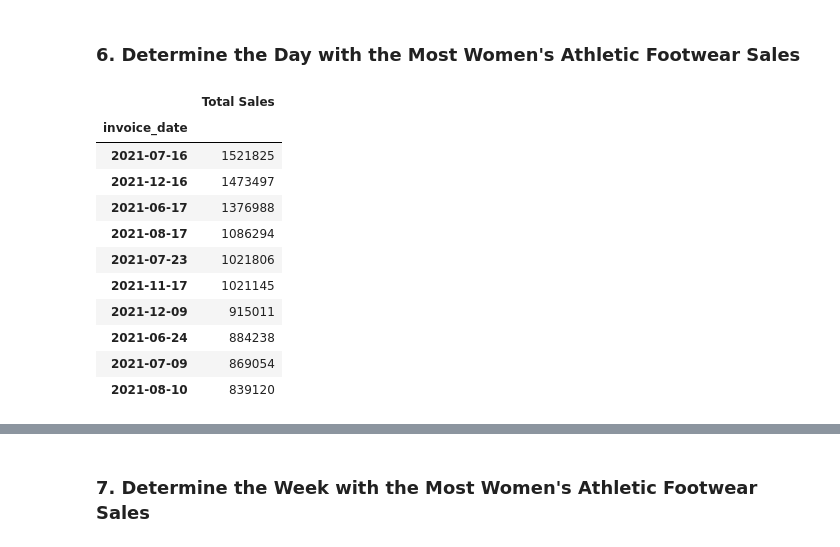
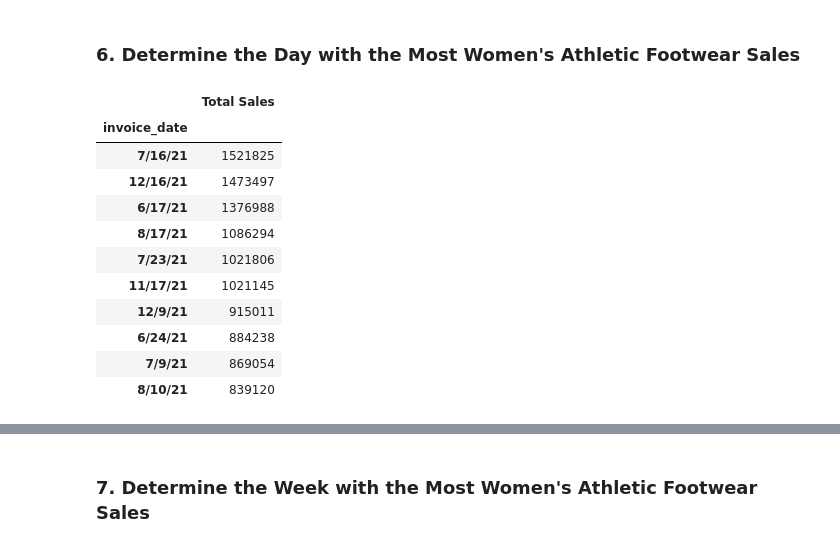
Before and after one commit to xraySMULu/athletic_sales_analysis, a Jupyter notebook: athletic_sales_analysis.ipynb, the cells around one changed output, grey strips where cells are left out. Saved outputs shown, nothing was run; the diff lists cells and outputs as text; code cells hidden in the pictures.

```diff
--- a/athletic_sales_analysis.ipynb
+++ b/athletic_sales_analysis.ipynb
@@ -120,8 +120,7 @@ sales_method         object
 dtype: object
 # %%
 # Convert the "invoice_date" to a datetime datatype
-pd.to_datetime(combined_df["invoice_date"])
+combined_df['invoice_date'] = pd.to_datetime(combined_df['invoice_date'], format='%d-%m-%Y')
 display(combined_df.dtypes)
-
 #combined_df["invoice_date"] = pd.to_datetime(combined_df["invoice_date"])
 # %% [output]
@@ -367,38 +357,32 @@ pivot_womens_shoes_df.sort_values("Womens_Footwear_Units_Sold", ascending=False)
 # %%
 # Create a pivot table with the 'invoice_date' column is the index, and the "total_sales" as the values.
 # Filter the DataFrame for women's athletic footwear sales
 women_footwear_sales = combined_df[combined_df["product"].str.contains("Women's Athletic Footwear")]
 
-# Convert the index to datetime index
-#pivot_table.index = pd.to_datetime(pivot_table.index)
-
 # Create a pivot table with the 'invoice_date' column as the index and 'total_sales' as the values
 pivot_table = pd.pivot_table(women_footwear_sales, values='total_sales', index='invoice_date', aggfunc='sum')
-
-# Convert the index to datetime index
-pivot_table.index = pd.to_datetime(pivot_table.index)
 
 # Rename the aggregated column to "Total Sales"
 pivot_table = pivot_table.rename(columns={'total_sales': 'Total Sales'})
 
 # Sort the pivot table in descending order to show the top 10 results
 top_10_results = pivot_table.sort_values(by='Total Sales', ascending=False).head(10)
 
 # Display the top 10 results
 top_10_results.head(10)
 # %% [output]
 |  | Total Sales |
 | invoice_date |  |
-| 2021-07-16 | 1521825 |
-| 2021-12-16 | 1473497 |
-| 2021-06-17 | 1376988 |
-| 2021-08-17 | 1086294 |
-| 2021-07-23 | 1021806 |
-| 2021-11-17 | 1021145 |
-| 2021-12-09 | 915011 |
-| 2021-06-24 | 884238 |
-| 2021-07-09 | 869054 |
-| 2021-08-10 | 839120 |
+| 7/16/21 | 1521825 |
+| 12/16/21 | 1473497 |
+| 6/17/21 | 1376988 |
+| 8/17/21 | 1086294 |
+| 7/23/21 | 1021806 |
+| 11/17/21 | 1021145 |
+| 12/9/21 | 915011 |
+| 6/24/21 | 884238 |
+| 7/9/21 | 869054 |
+| 8/10/21 | 839120 |
 # %%
 # Resample the pivot table into daily bins, and get the total sales for each day.
 df_daily_sales = pivot_table.resample('D').sum()
```
Also changed, not shown: parts of 3 cells of this notebook.
